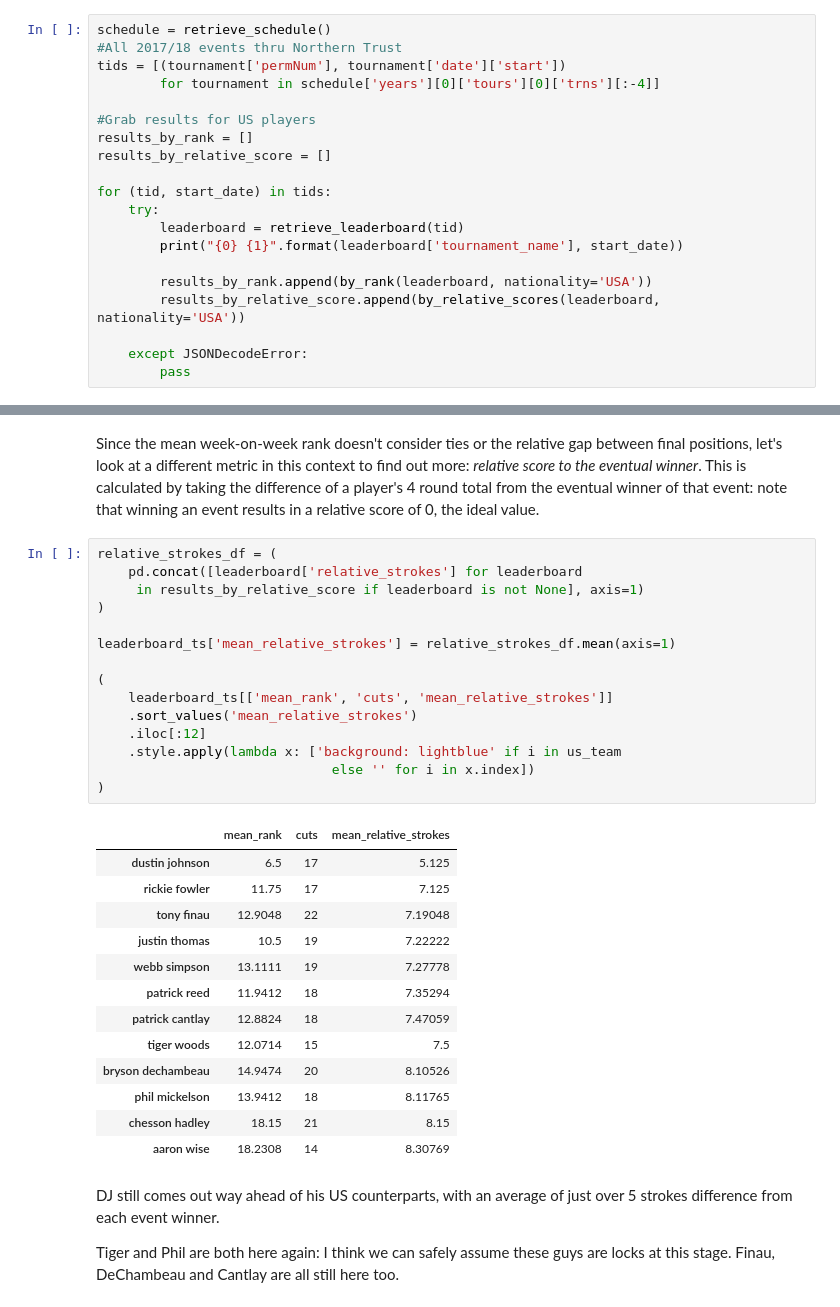
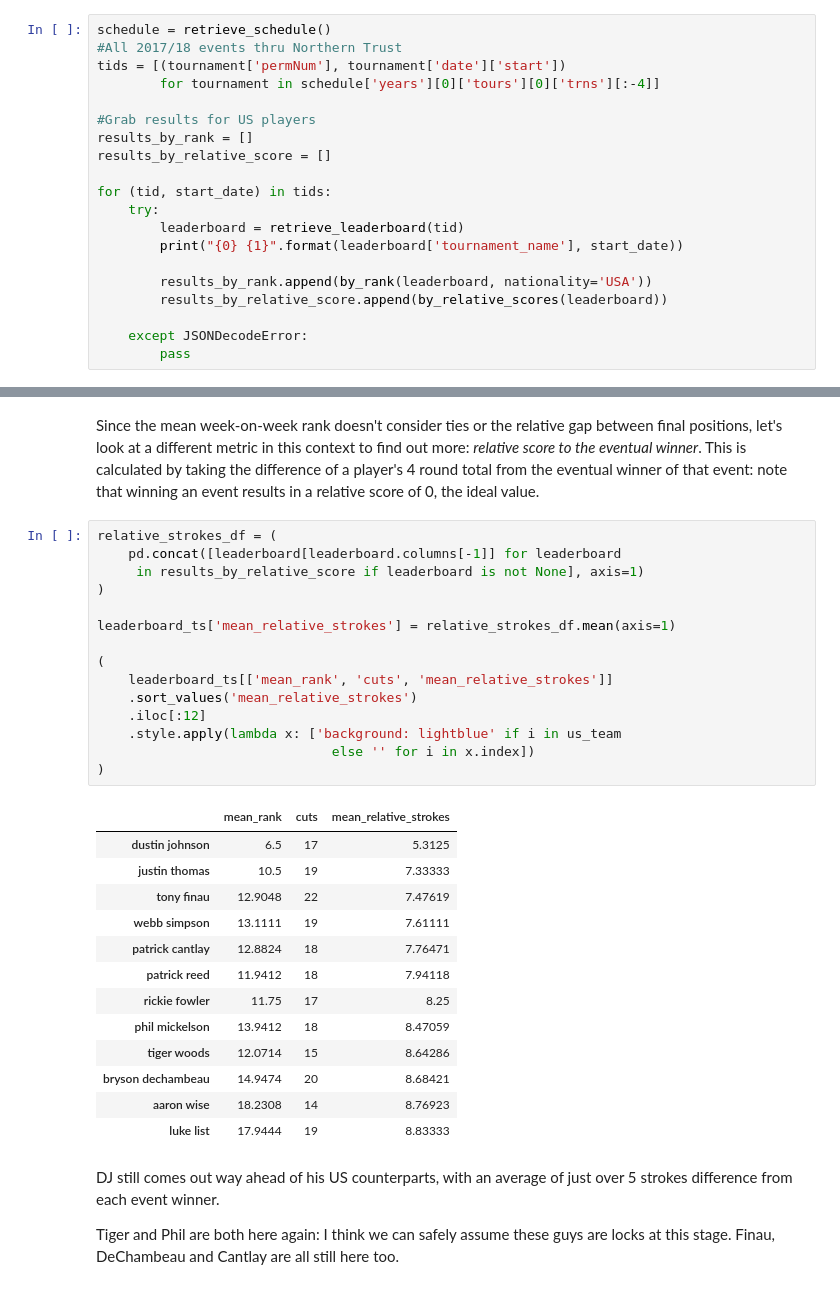
Before and after one commit to jjaco/rydercup2018, a Jupyter notebook: Ryder Cup US picks.ipynb, the cells around one changed output, grey strips where cells are left out. Cells and saved outputs as stored; diff of their text form.

```diff
--- a/Ryder Cup US picks.ipynb
+++ b/Ryder Cup US picks.ipynb
@@ -32,7 +32,7 @@ for (tid, start_date) in tids:
         print("{0} {1}".format(leaderboard['tournament_name'], start_date))
 
         results_by_rank.append(by_rank(leaderboard, nationality='USA'))
-        results_by_relative_score.append(by_relative_scores(leaderboard, nationality='USA'))
+        results_by_relative_score.append(by_relative_scores(leaderboard))
 
     except JSONDecodeError:
         pass
@@ -157,33 +204,33 @@ Finau and DeChambeau perform well using these metrics, as is to be expected with
 Since the mean week-on-week rank doesn't consider ties or the relative gap between final positions, let's look at a different metric in this context to find out more: _relative score to the eventual winner_. This is calculated by taking the difference of a player's 4 round total from the eventual winner of that event: note that winning an event results in a relative score of 0, the ideal value.
 # %%
 relative_strokes_df = (
-    pd.concat([leaderboard['relative_strokes'] for leaderboard
+    pd.concat([leaderboard[leaderboard.columns[-1]] for leaderboard
      in results_by_relative_score if leaderboard is not None], axis=1)
 )
 
 leaderboard_ts['mean_relative_strokes'] = relative_strokes_df.mean(axis=1)
 
 (
     leaderboard_ts[['mean_rank', 'cuts', 'mean_relative_strokes']]
     .sort_values('mean_relative_strokes')
     .iloc[:12]
     .style.apply(lambda x: ['background: lightblue' if i in us_team
                               else '' for i in x.index])
 )
 # %% [output]
 |  | mean_rank | cuts | mean_relative_strokes |
-| dustin johnson | 6.5 | 17 | 5.125 |
-| rickie fowler | 11.75 | 17 | 7.125 |
-| tony finau | 12.9048 | 22 | 7.19048 |
-| justin thomas | 10.5 | 19 | 7.22222 |
-| webb simpson | 13.1111 | 19 | 7.27778 |
-| patrick reed | 11.9412 | 18 | 7.35294 |
-| patrick cantlay | 12.8824 | 18 | 7.47059 |
-| tiger woods | 12.0714 | 15 | 7.5 |
-| bryson dechambeau | 14.9474 | 20 | 8.10526 |
-| phil mickelson | 13.9412 | 18 | 8.11765 |
-| chesson hadley | 18.15 | 21 | 8.15 |
-| aaron wise | 18.2308 | 14 | 8.30769 |
+| dustin johnson | 6.5 | 17 | 5.3125 |
+| justin thomas | 10.5 | 19 | 7.33333 |
+| tony finau | 12.9048 | 22 | 7.47619 |
+| webb simpson | 13.1111 | 19 | 7.61111 |
+| patrick cantlay | 12.8824 | 18 | 7.76471 |
+| patrick reed | 11.9412 | 18 | 7.94118 |
+| rickie fowler | 11.75 | 17 | 8.25 |
+| phil mickelson | 13.9412 | 18 | 8.47059 |
+| tiger woods | 12.0714 | 15 | 8.64286 |
+| bryson dechambeau | 14.9474 | 20 | 8.68421 |
+| aaron wise | 18.2308 | 14 | 8.76923 |
+| luke list | 17.9444 | 19 | 8.83333 |
 # %% [markdown]
 DJ still comes out way ahead of his US counterparts, with an average of just over 5 strokes difference from each event winner.
 
```
Also changed, not shown: parts of 4 cells of this notebook, 1 other file.
